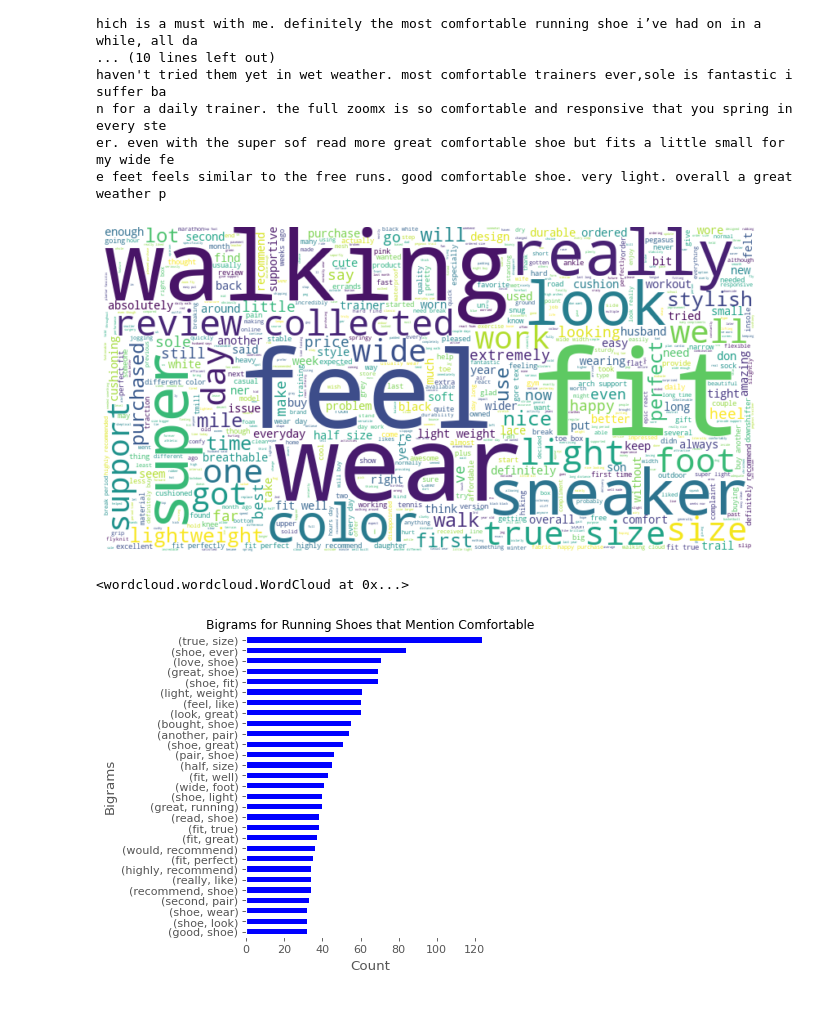
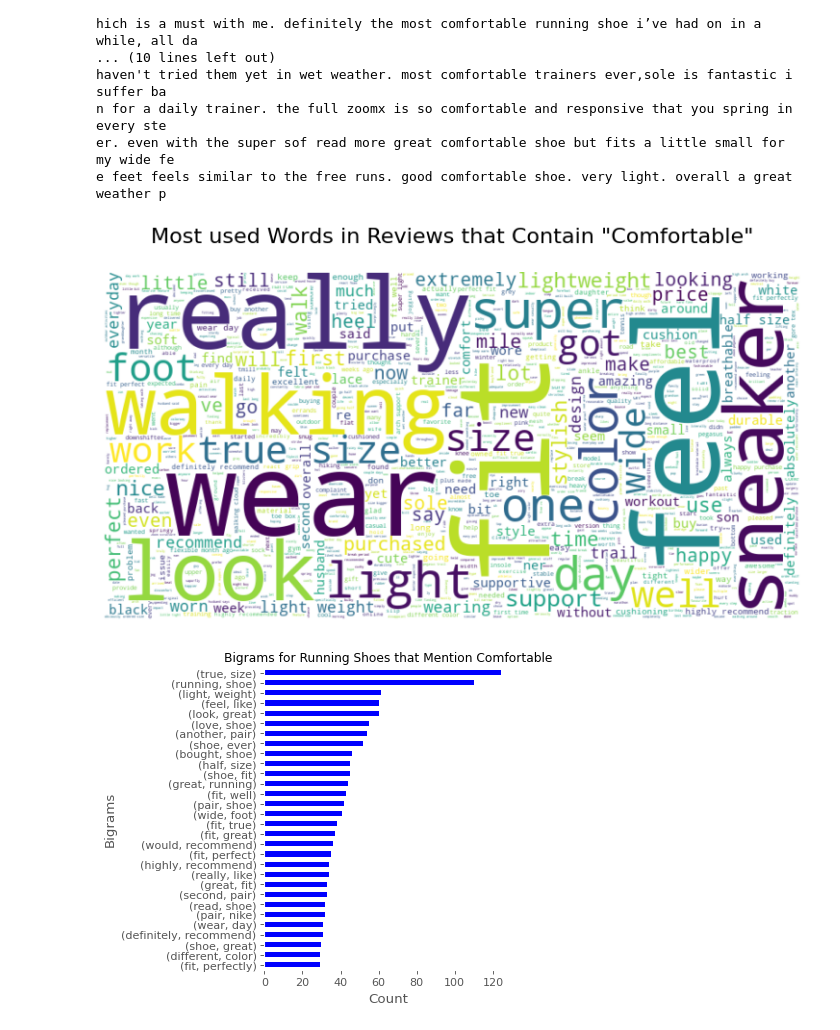
Before and after one commit to DanEllen/Nike-Shoes-Web-Scrape-and-Analysis, a Jupyter notebook: Data Analysis.ipynb, the cells around one changed output. Cells and saved outputs as stored; diff of their text form; code cells hidden in the pictures.

Commit message:
Minor updates to graphs

```diff
--- a/Data Analysis.ipynb
+++ b/Data Analysis.ipynb
@@ -720,41 +716,42 @@ e feet feels similar to the free runs. good comfortable shoe. very light. overal
 # %%
 # Get most used words for the best reviews for running shoes that mention comfortable to get a better
 # understanding of the context since this seems to be an importante feature among satisfied customers
 
 comfortable_running_df = df[(df['r_body'].str.contains('comfortable', na=False)) & (df['category']=='Running Shoe')]
 
 best_comf_reviews_corpus = ' '.join(comfortable_running_df[comfortable_running_df['r_raiting']>=4]['r_body']).lower()
 
-# # Adding other words that are not useful
+# Adding other words that are not useful
 
-# extra_stop_filter2 = ['’', "'s", "n't", 'promotion', 'collected', 'comfortable', 'part', "'ve", 'shoe']
-# stop_filters = stopwords.words('english') + list(string.punctuation) + extra_stop_filter2
+extra_stop_filter2 = ['’', "'s", "n't", 'promotion', 'collected', 'comfortable', 'part', "'ve", 'shoe']
+stop_filters = stopwords.words('english') + list(string.punctuation) + extra_stop_filter2
 
-# best_comf_tokens = [lemmatizer.lemmatize(tokens) for tokens in word_tokenize(best_comf_reviews_corpus)\
-#                     if tokens not in stop_filters]
+best_comf_tokens = [lemmatizer.lemmatize(tokens) for tokens in word_tokenize(best_comf_reviews_corpus)\
+                    if tokens not in stop_filters]
 
 # fdist_comf_running = FreqDist(best_comf_tokens)
 
 # fdist_comf_running.most_common(50)
 # best_comf_words_filtered = ' '.join([a for a in best_comf_reviews_corpus.split() if a not in stop_filters])
 
 # Taking out words that do not help interpret
 
 best_comf_words_filtered = best_comf_reviews_corpus.replace('comfortable', "").replace('shoe', "").replace('running', "")\
 .replace('run', "").replace('great', "").replace('read', "").replace('part', "").replace('promotion', "").replace('love', "")\
-.replace('feet', "").replace('nike', "").replace('good', "").replace('pair', "").replace('bought', "")
+.replace('feet', "").replace('nike', "").replace('good', "").replace('pair', "").replace('bought', "").replace('review', "")\
+.replace('collected', "")
 
 wc = WordCloud(background_color="white", max_words=2000, width=800, height=400)
 # generate word cloud
 wc.generate(best_comf_words_filtered)
 plt.figure(figsize=(12, 6))
 plt.imshow(wc, interpolation='bilinear')
 plt.axis("off")
+plt.title('Most used Words in Reviews that Contain "Comfortable"\n',fontsize= 20)
 plt.show()
-wc.to_file('wordcloud_comfort_running.png')
+# wc.to_file('wordcloud_comfort_running.png')
 # %% [output]
-[figure, old version]
+[figure, new version]
-<wordcloud.wordcloud.WordCloud at 0x...>
 # %%
 # Bigrams For Running Shoes Best Reviews that Mention Comfortable
 
@@ -765,7 +762,7 @@ fdist_comfort_bi = FreqDist(comfort_bigram)
 # Plotting best reviews bigram distribuition
 
 plt.rcParams["figure.dpi"] = 80
-pd.DataFrame(fdist_comfort_bi.most_common(30)[1:], columns=['Tokens', 'Counts']).set_index('Tokens')\
+pd.DataFrame(fdist_comfort_bi.most_common(30)[:], columns=['Tokens', 'Counts']).set_index('Tokens')\
 .sort_values(by = 'Counts', ascending=True).plot(kind="barh",figsize=(4,5), color=('blue')).set_facecolor('xkcd:white')
 axes = plt.gca()
 axes.get_legend().remove()
@@ -774,7 +771,7 @@ plt.xlabel('Count')
 plt.title('Bigrams for Running Shoes that Mention Comfortable',fontsize= 11)
 plt.savefig('bigrams_comfort_running.png', dpi = 300, bbox_inches = 'tight')
 # %% [output]
-[figure, old version]
+[figure, new version]
 # %%
 # Get most used words for the description of running shoes to get a better understanding of how Nike markets them
 
```
Also changed, not shown: parts of 10 cells of this notebook, 9 other files.
